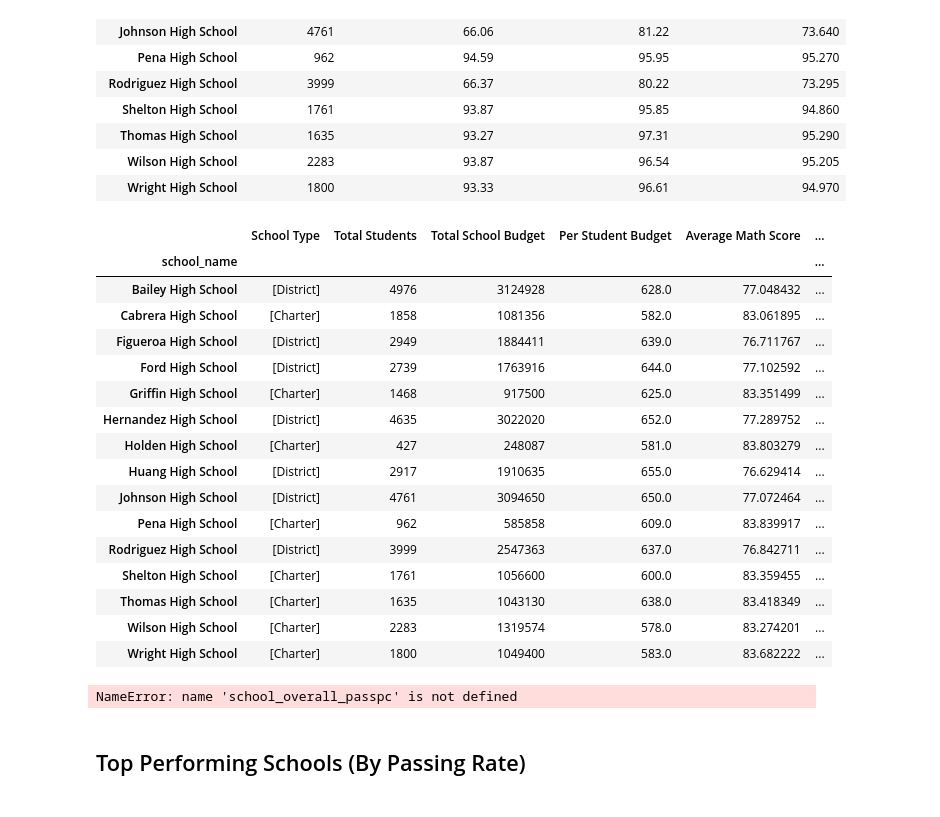
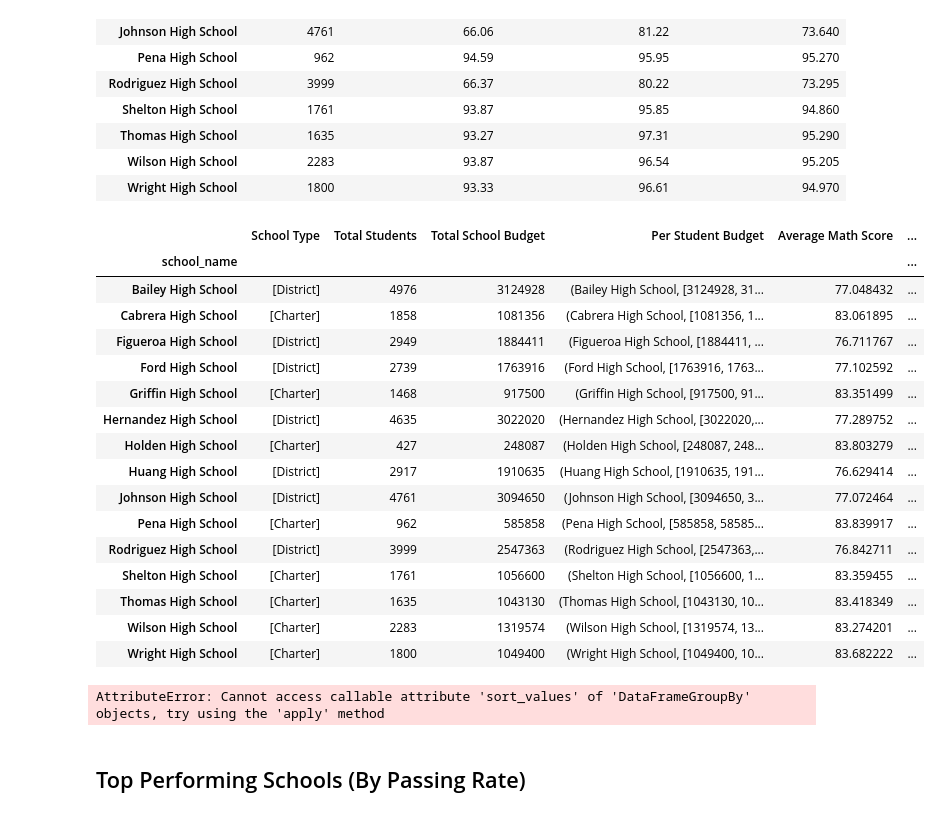
Before and after one commit to spamlite2005/PandasHW, a Jupyter notebook: MarksPandasHW.ipynb, the cells around one changed output. Cells and saved outputs as stored; diff of their text form; code cells hidden in the pictures.

Commit message:
Latest updates finding budget per student

```diff
--- a/MarksPandasHW.ipynb
+++ b/MarksPandasHW.ipynb
@@ -219,5 +219,6 @@ school_summary_df.count().head(15)
 | Wright High School | 1800 | 1800 | 1800 | 1800 | 1800 | 1800 | 1800 | 1800 | ... |
 # %%
 school_numstudents = pd.DataFrame(school_summary_df['student_name'].count())
-school_numstudents
+school_students = school_numstudents['student_name']
+school_students
 # %% [output]
@@ -284,6 +285,11 @@ Wright High School       1049400
 Name: budget, dtype: int64
 # %%
 # Per Student Budget
-school_budget_pp = school_summary_df['budget'].mean()/school_numstudents
-school_budget_pp.head(15)
+school_budget_pp = school_summary_df['budget']
+school_budget_pp2 = school_summary_df['student_name']
+#school_summary_gbdf = school_summary_df
+#school_summary_gbdf.head()
+#school_budget/school_numstudents
+school_budget_ps = school_budget_pp / school_budget_pp2
+school_budget_ps
 # %% [output]
@@ -524,34 +514,35 @@ school_numstudents
 | Wilson High School | 2283 | 93.87 | 96.54 | 95.205 |
 | Wright High School | 1800 | 93.33 | 96.61 | 94.970 |
 # %%
-school_summary = pd.DataFrame({"School Type": school_type, "Total Students": school_numstudents['student_name'],
+school_summary = pd.DataFrame({"School Type": school_type, "Total Students": school_students,
                                  "Total School Budget": school_budget, "Per Student Budget": school_budget_pp,
                                  "Average Math Score": school_avg_math, "Average Reading Score": school_avg_reading,
                                  "% Passing Math": passing_math_pc, "% Passing Reading": passing_reading_pc,
                                  "% Passing Overall": passing_overall_pc})
 school_summary
 # %% [output]
 |  | School Type | Total Students | Total School Budget | Per Student Budget | Average Math Score | ... |
 | school_name |  |  |  |  |  | ... |
-| Bailey High School | [District] | 4976 | 3124928 | 628.0 | 77.048432 | ... |
-| Cabrera High School | [Charter] | 1858 | 1081356 | 582.0 | 83.061895 | ... |
-| Figueroa High School | [District] | 2949 | 1884411 | 639.0 | 76.711767 | ... |
-| Ford High School | [District] | 2739 | 1763916 | 644.0 | 77.102592 | ... |
-| Griffin High School | [Charter] | 1468 | 917500 | 625.0 | 83.351499 | ... |
-| Hernandez High School | [District] | 4635 | 3022020 | 652.0 | 77.289752 | ... |
-| Holden High School | [Charter] | 427 | 248087 | 581.0 | 83.803279 | ... |
-| Huang High School | [District] | 2917 | 1910635 | 655.0 | 76.629414 | ... |
-| Johnson High School | [District] | 4761 | 3094650 | 650.0 | 77.072464 | ... |
-| Pena High School | [Charter] | 962 | 585858 | 609.0 | 83.839917 | ... |
-| Rodriguez High School | [District] | 3999 | 2547363 | 637.0 | 76.842711 | ... |
-| Shelton High School | [Charter] | 1761 | 1056600 | 600.0 | 83.359455 | ... |
-| Thomas High School | [Charter] | 1635 | 1043130 | 638.0 | 83.418349 | ... |
-| Wilson High School | [Charter] | 2283 | 1319574 | 578.0 | 83.274201 | ... |
-| Wright High School | [Charter] | 1800 | 1049400 | 583.0 | 83.682222 | ... |
+| Bailey High School | [District] | 4976 | 3124928 | (Bailey High School, [3124928, 31... | 77.048432 | ... |
+| Cabrera High School | [Charter] | 1858 | 1081356 | (Cabrera High School, [1081356, 1... | 83.061895 | ... |
+| Figueroa High School | [District] | 2949 | 1884411 | (Figueroa High School, [1884411, ... | 76.711767 | ... |
+| Ford High School | [District] | 2739 | 1763916 | (Ford High School, [1763916, 1763... | 77.102592 | ... |
+| Griffin High School | [Charter] | 1468 | 917500 | (Griffin High School, [917500, 91... | 83.351499 | ... |
+| Hernandez High School | [District] | 4635 | 3022020 | (Hernandez High School, [3022020,... | 77.289752 | ... |
+| Holden High School | [Charter] | 427 | 248087 | (Holden High School, [248087, 248... | 83.803279 | ... |
+| Huang High School | [District] | 2917 | 1910635 | (Huang High School, [1910635, 191... | 76.629414 | ... |
+| Johnson High School | [District] | 4761 | 3094650 | (Johnson High School, [3094650, 3... | 77.072464 | ... |
+| Pena High School | [Charter] | 962 | 585858 | (Pena High School, [585858, 58585... | 83.839917 | ... |
+| Rodriguez High School | [District] | 3999 | 2547363 | (Rodriguez High School, [2547363,... | 76.842711 | ... |
+| Shelton High School | [Charter] | 1761 | 1056600 | (Shelton High School, [1056600, 1... | 83.359455 | ... |
+| Thomas High School | [Charter] | 1635 | 1043130 | (Thomas High School, [1043130, 10... | 83.418349 | ... |
+| Wilson High School | [Charter] | 2283 | 1319574 | (Wilson High School, [1319574, 13... | 83.274201 | ... |
+| Wright High School | [Charter] | 1800 | 1049400 | (Wright High School, [1049400, 10... | 83.682222 | ... |
 # %%
-top_five_schools = school_summary.sort_values(by=school_overall_passpc).head()
+top_five_schools = school_summary_df.sort_values(by=["passing_overall_pc"])
+top_five_schools
 # %% [output]
-NameError: name 'school_overall_passpc' is not defined
+AttributeError: Cannot access callable attribute 'sort_values' of 'DataFrameGroupBy' objects, try using the 'apply' method
 # %% [markdown]
 ## Top Performing Schools (By Passing Rate)
 # %% [markdown]
```
Also changed, not shown: parts of 3 cells of this notebook, 2 other files.
